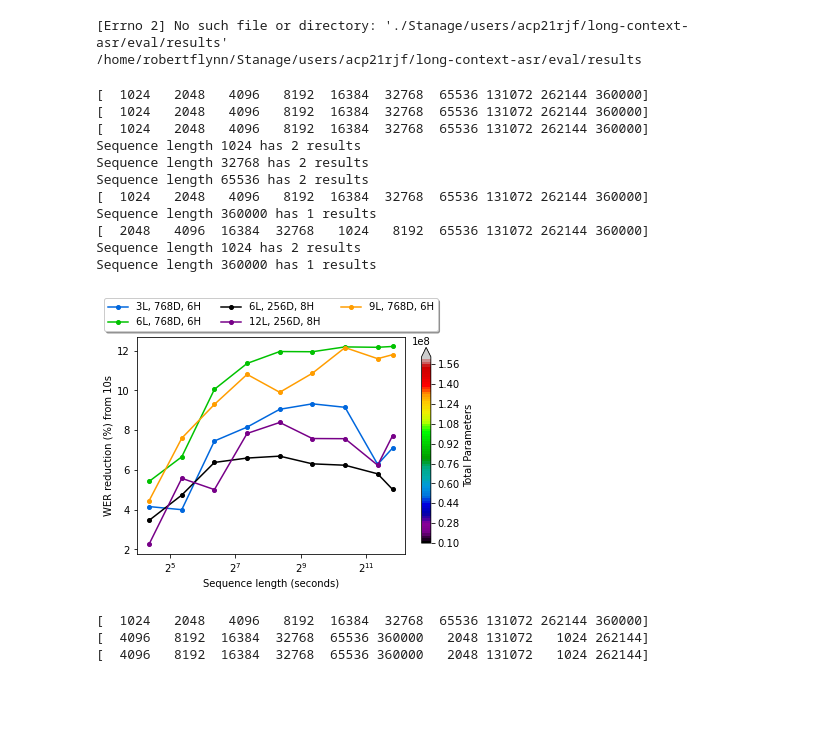
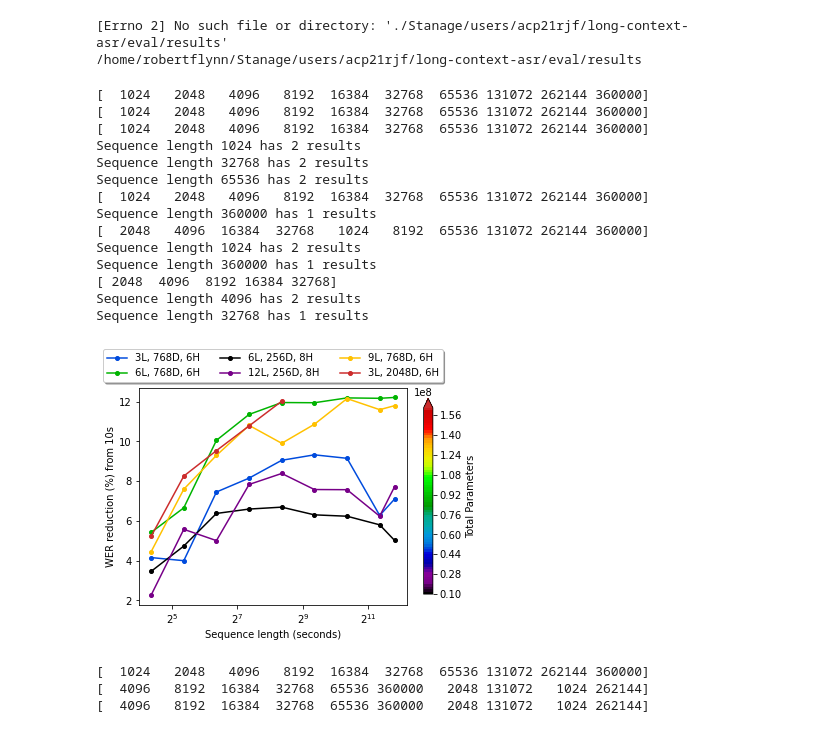
Before and after one commit to robflynnyh/long-context-asr, a Jupyter notebook: eval/results/eval.ipynb, the cells around one changed output. Saved outputs shown, nothing was run; the diff lists cells and outputs as text; code cells hidden in the pictures; blank space fills up the shorter version.

```diff
--- a/eval/results/eval.ipynb
+++ b/eval/results/eval.ipynb
@@ -34,7 +34,7 @@ csv2 = pd.read_csv('evals_rb.csv', sep=',')
 csv3 = pd.read_csv('evals_rotary_pos_6l_256d.csv', sep=',')
 csv4 = pd.read_csv('evals_rotary_pos_12l_256d.csv', sep=',')
 csv5 = pd.read_csv('evals_rb_9l_768d.csv', sep=',')
-
+csv6 = pd.read_csv('evals_rb_3l_2048d.csv', sep=',')
 
 
 from matplotlib.cm import ScalarMappable
@@ -46,13 +46,14 @@ params = [
     11979008, # 6l 256d
     21061376, # 12l 256d
     130669568, # 9l 768d
+    317374464
 ]
 param_min, param_max = min(params), 160000000#max(params)
 step = 2000000
 boundaries = [param_min-step]+[d+step for d in range(param_min, param_max+1, step)]
 cm = plt.get_cmap('nipy_spectral')
 #cm = cm.reversed()
-norm = BoundaryNorm(boundaries, 256)
+norm = BoundaryNorm(boundaries, 245)
 colors = [cm(norm(p)) for p in params]
 
 
@@ -62,42 +63,48 @@ data2 = get_data(csv2, dataset=dataset)
 data3 = get_data(csv3, dataset=dataset)
 data4 = get_data(csv4, dataset=dataset)
 data5 = get_data(csv5, dataset=dataset)
-# data5[65536]['wer'] = 23.0
+data6 = get_data(csv6, dataset=dataset)
+data6[1024] = {'wer':29.3}
 
 pdecrease1 = get_percentage_decrease_json(data1, min_key=1024)
 pdecrease2 = get_percentage_decrease_json(data2, min_key=1024)
 pdecrease3 = get_percentage_decrease_json(data3, min_key=1024)
 pdecrease4 = get_percentage_decrease_json(data4, min_key=1024)
 pdecrease5 = get_percentage_decrease_json(data5, min_key=1024)
+pdecrease6 = get_percentage_decrease_json(data6, min_key=1024)
 
 plt.xscale('log', basex=2)
 plt.plot([el/100 for el in sorted(list(pdecrease1.keys()))], [pdecrease1[el] for el in sorted(list(pdecrease1.keys()))], label='3L, 768D, 6H', marker='o', markersize=4, color=colors[0])
 plt.plot([el/100 for el in sorted(list(pdecrease2.keys()))], [pdecrease2[el] for el in sorted(list(pdecrease2.keys()))], label='6L, 768D, 6H', marker='o', markersize=4, color=colors[1])
 plt.plot([el/100 for el in sorted(list(pdecrease3.keys()))], [pdecrease3[el] for el in sorted(list(pdecrease3.keys()))], '-', label='6L, 256D, 8H', marker='o', markersize=4, color=colors[2])
 plt.plot([el/100 for el in sorted(list(pdecrease4.keys()))], [pdecrease4[el] for el in sorted(list(pdecrease4.keys()))], label='12L, 256D, 8H', marker='o', markersize=4, color=colors[3])
 plt.plot([el/100 for el in sorted(list(pdecrease5.keys()))], [pdecrease5[el] for el in sorted(list(pdecrease5.keys()))], label='9L, 768D, 6H', marker='o', markersize=4, color=colors[4])
+plt.plot([el/100 for el in sorted(list(pdecrease6.keys()))], [pdecrease6[el] for el in sorted(list(pdecrease6.keys()))], label='3L, 2048D, 6H', marker='o', markersize=4, color=colors[5])
 
 cb = plt.colorbar(ScalarMappable(norm, cm),shrink=0.9, extend='max')
 cb.set_label('Total Parameters')
 
 plt.legend(loc='upper center', bbox_to_anchor=(0.5, 1.2), ncol=3, fancybox=True, shadow=True)
 plt.xlabel('Sequence length (seconds)')
 plt.ylabel('WER reduction (%) from 10s')
 plt.savefig('model_sizes.pdf', bbox_inches='tight')
 plt.show()
 # %% [output]
 [  1024   2048   4096   8192  16384  32768  65536 131072 262144 360000]
 [  1024   2048   4096   8192  16384  32768  65536 131072 262144 360000]
 [  1024   2048   4096   8192  16384  32768  65536 131072 262144 360000]
 Sequence length 1024 has 2 results
 Sequence length 32768 has 2 results
 Sequence length 65536 has 2 results
 [  1024   2048   4096   8192  16384  32768  65536 131072 262144 360000]
 Sequence length 360000 has 1 results
 [  2048   4096  16384  32768   1024   8192  65536 131072 262144 360000]
 Sequence length 1024 has 2 results
 Sequence length 360000 has 1 results
+[ 2048  4096  8192 16384 32768]
+Sequence length 4096 has 2 results
+Sequence length 32768 has 1 results
-[figure, old version]
+[figure, new version]
 # %%
 earnings_test = get_data(pd.read_csv('evals_rb.csv', sep=','), dataset='earnings22_full')
 tedlium_test = get_data(pd.read_csv('evals_rb.csv', sep=','), dataset='tedlium')
```
Also changed, not shown: parts of 4 cells of this notebook, 12 other files.
